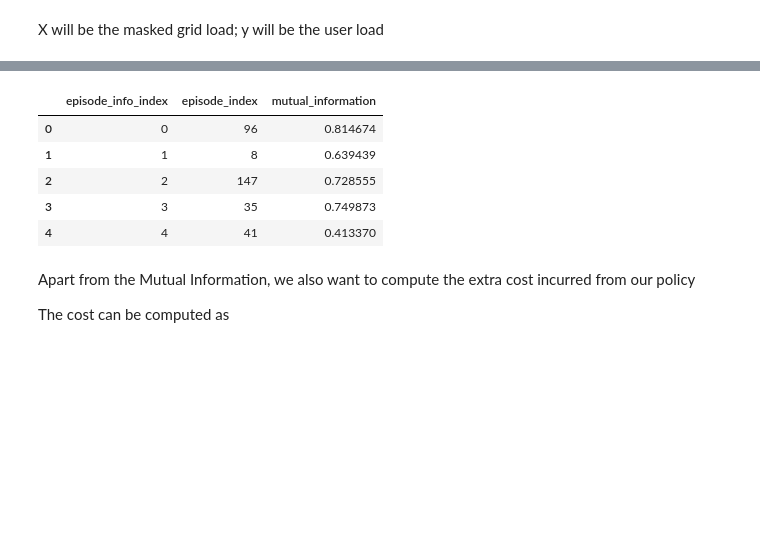
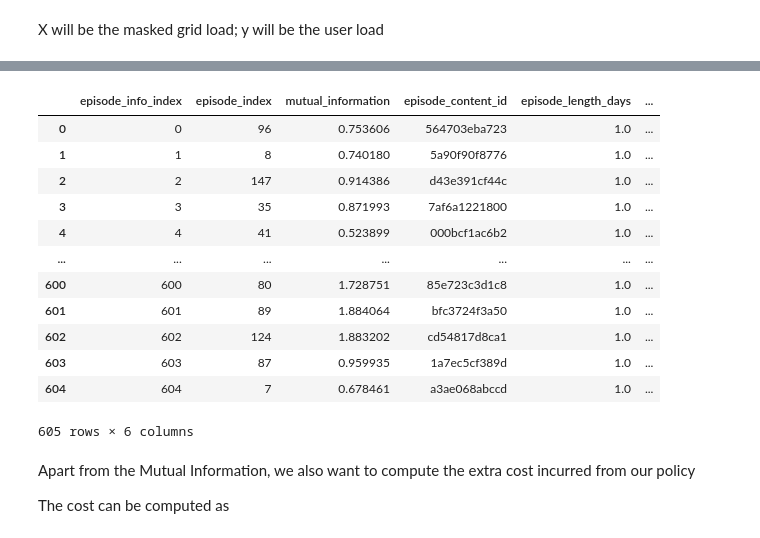
Before and after one commit to mmmmmm44/AdversarialSMControl, a Jupyter notebook: evaluation.ipynb, the cells around one changed output, grey strips where cells are left out. Drawn from its saved outputs; the diff is of its cells as text; code cells hidden in the pictures; blank space fills up the shorter version.

```diff
--- a/evaluation.ipynb
+++ b/evaluation.ipynb
@@ -33,7 +33,7 @@ from utils import print_log
 # %% [markdown]
 Load the train/valid/test per-episode log
 # %%
-expt_datetime = datetime(2025, 7, 23, 18, 33, 9)
+expt_datetime = datetime(2025, 7, 27, 1, 8, 53)
 result_phrase = "train"  # or "test" or "validate"
 
 expt_folder = Path("experiments") / expt_datetime.strftime("%Y%m%d_%H%M%S") / ("logs_" + result_phrase)
@@ -41,7 +41,7 @@ expt_folder = Path("experiments") / expt_datetime.strftime("%Y%m%d_%H%M%S") / ("
 if not expt_folder.exists():
     print_log(f"Experiment folder {expt_folder} does not exist. Please check the path.", "error")
 # %%
-env_config_path = expt_folder / "env_config.json"
+env_config_path = expt_folder.parent / "env_config.json"
 if not env_config_path.exists():
     print_log(f"Environment config file {env_config_path} does not exist. Please check the path.", "error")
 
@@ -65,3 +72,15 @@ max_battery_capacity = 8
+# %%
+from collections.abc import MutableMapping
+
+def flatten(dictionary, parent_key='', separator='_'):
+    items = []
+    for key, value in dictionary.items():
+        new_key = parent_key + separator + key if parent_key else key
+        if isinstance(value, MutableMapping):
+            items.extend(flatten(value, new_key, separator=separator).items())
+        else:
+            items.append((new_key, value))
+    return dict(items)
 # %%
 episode_info_folder = expt_folder / "episode_info"
 if episode_info_folder.exists():
@@ -206,8 +330,8 @@ def calculate_mutual_information_per_episode(episode_info_dfs, k=4):
     print_log(f"Calculated mutual information for {len(mi_results['mi_values'])} episodes")
     return mi_results
 # %%
-# Calculate mutual information for all episodes
-print_log("Starting mutual information calculation...")
+# Calculate mutual information for all episodes with enhanced metadata
+print_log("Starting mutual information calculation with curriculum learning support...")
 mi_results = calculate_mutual_information_per_episode(episode_info_dfs, k=4)
 
 # Extract the components from the results
@@ -215,12 +339,28 @@ mutual_info_values = mi_results['mi_values']
 episode_indices = mi_results['episode_indices']
 episode_info_indices = mi_results['episode_info_indices']
 
-# Create a comprehensive DataFrame with episode, episode_index, and MI values
+# Create a comprehensive DataFrame with episode, episode_index, MI values, and curriculum metadata
 mi_df = pd.DataFrame({
     'episode_info_index': episode_info_indices,         # Index in the episode_info_dfs list
     'episode_index': episode_indices,                   # Episode index from the dataset
     'mutual_information': mutual_info_values            # MI values
 })
+
+# Add curriculum metadata if available
+if 'episode_metadata_df' in locals():
+    # Merge with metadata based on episode_index
+    # mi_df = mi_df.merge(episode_metadata_df[['episode_idx', 'episode_content_id', 'episode_length_days',
+    #                                         'curriculum_phase', 'data_loader_type']],
+    #                    left_on='episode_index', right_on='episode_idx', how='left')
+    mi_df = mi_df.merge(episode_metadata_df[['episode_idx', 'episode_content_id', 'episode_length_days',
+                                            'curriculum_info_data_loader_type']],
+                       left_on='episode_index', right_on='episode_idx', how='left')
+    mi_df.drop('episode_idx', axis=1, inplace=True)  # Remove duplicate column
+
+    print_log("Enhanced MI DataFrame with curriculum metadata:")
+    print_log(f"Columns: {list(mi_df.columns)}")
+else:
+    print_log("Using basic MI DataFrame (no curriculum metadata available)")
 
 print_log(f"Mutual Information Statistics:")
 print_log(f"Mean MI: {np.nanmean(mutual_info_values):.6f}")
@@ -231,5 +371,16 @@ print_log(f"Max MI: {np.nanmax(mutual_info_values):.6f}")
 print_log(f"DataFrame shape: {mi_df.shape}")
 print_log(f"Episode index range: {mi_df['episode_index'].min()} to {mi_df['episode_index'].max()}")
 
-mi_df.head()
+# Display curriculum-aware statistics if available
+if 'episode_length_days' in mi_df.columns:
+    print_log("\nMutual Information by Episode Length:")
+    mi_by_length = mi_df.groupby('episode_length_days')['mutual_information'].agg(['count', 'mean', 'std']).round(6)
+    print_log(mi_by_length.to_string())
+
+if 'curriculum_phase' in mi_df.columns and mi_df['curriculum_phase'].notna().any():
+    print_log("\nMutual Information by Curriculum Phase:")
+    mi_by_phase = mi_df.groupby('curriculum_phase')['mutual_information'].agg(['count', 'mean', 'std']).round(6)
+    print_log(mi_by_phase.to_string())
+
+mi_df
 # %% [output]
@@ -252,9 +404,16 @@ mi_df.head()
-|  | episode_info_index | episode_index | mutual_information |
-| 0 | 0 | 96 | 0.814674 |
-| 1 | 1 | 8 | 0.639439 |
-| 2 | 2 | 147 | 0.728555 |
-| 3 | 3 | 35 | 0.749873 |
-| 4 | 4 | 41 | 0.413370 |
+|  | episode_info_index | episode_index | mutual_information | episode_content_id | episode_length_days | ... |
+| 0 | 0 | 96 | 0.753606 | 564703eba723 | 1.0 | ... |
+| 1 | 1 | 8 | 0.740180 | 5a90f90f8776 | 1.0 | ... |
+| 2 | 2 | 147 | 0.914386 | d43e391cf44c | 1.0 | ... |
+| 3 | 3 | 35 | 0.871993 | 7af6a1221800 | 1.0 | ... |
+| 4 | 4 | 41 | 0.523899 | 000bcf1ac6b2 | 1.0 | ... |
+| ... | ... | ... | ... | ... | ... | ... |
+| 600 | 600 | 80 | 1.728751 | 85e723c3d1c8 | 1.0 | ... |
+| 601 | 601 | 89 | 1.884064 | bfc3724f3a50 | 1.0 | ... |
+| 602 | 602 | 124 | 1.883202 | cd54817d8ca1 | 1.0 | ... |
+| 603 | 603 | 87 | 0.959935 | 1a7ec5cf389d | 1.0 | ... |
+| 604 | 604 | 7 | 0.678461 | a3ae068abccd | 1.0 | ... |
+605 rows × 6 columns
 # %% [markdown]
 Apart from the Mutual Information, we also want to compute the extra cost incurred from our policy
 
```
Also changed, not shown: parts of 15 cells of this notebook, 17 other files.
